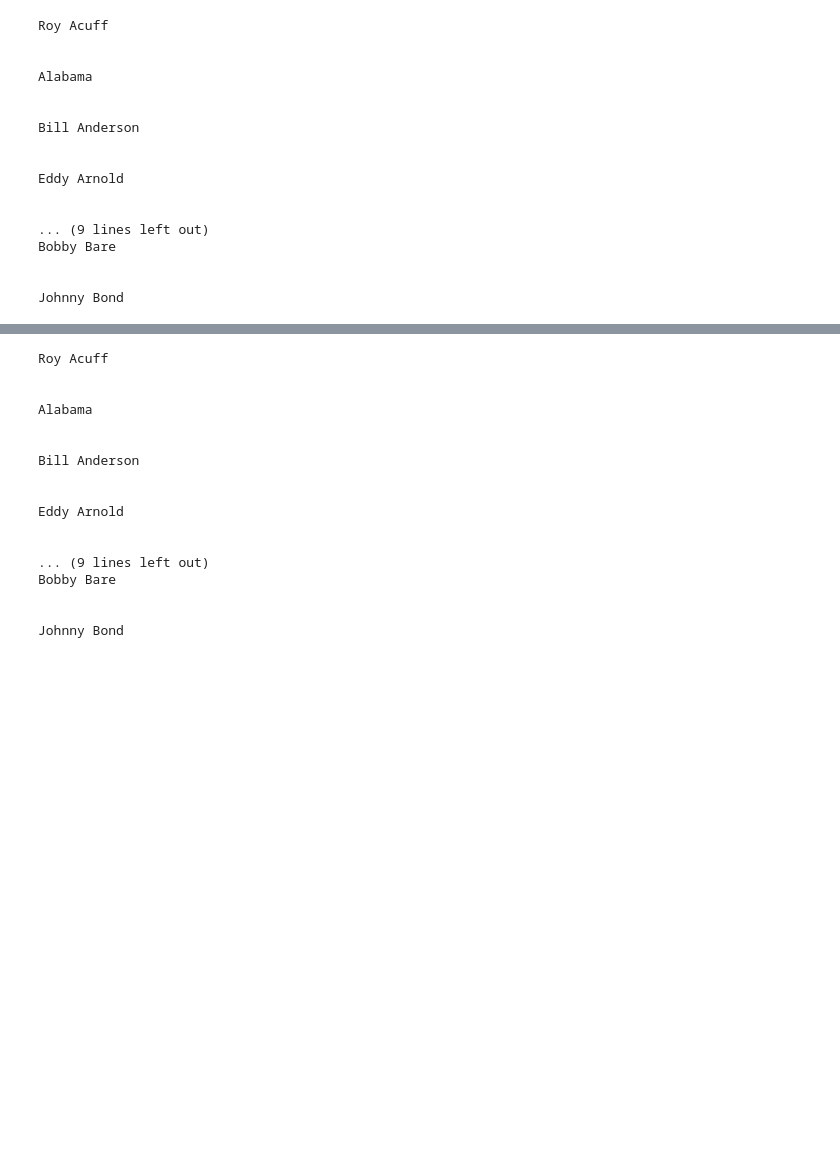
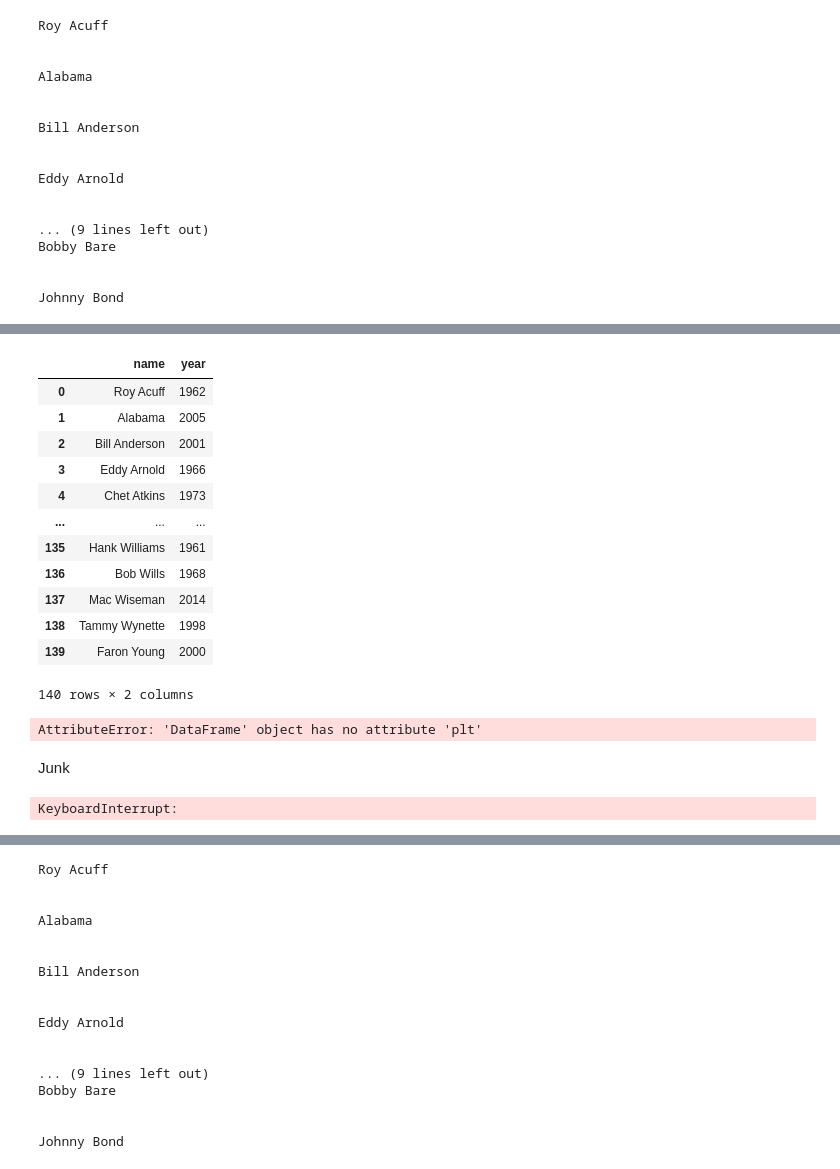
Before and after one commit to Jmiah789/web-scraping-country-music-hof-Jmiah789, a Jupyter notebook: 1_cmhof.ipynb, the cells around one changed output, grey strips where cells are left out. Drawn from its saved outputs; the diff is of its cells as text; code cells hidden in the pictures; blank space fills up the shorter version.

```diff
--- a/1_cmhof.ipynb
+++ b/1_cmhof.ipynb
@@ -96,0 +258,12 @@ Johnny Bond
+# %%
+n=16
+# %%
+pages = [first_page]
+for i in range(1, n+1):
+    if (i == 1):
+        reponse = base_url
+    else:
+        response = base_url + "/page/" + str(i)
+        pages.append(response)
+
+pages
@@ -96,0 +287,5 @@ Johnny Bond
+# %%
+for z in pages:
+        get_info = requests.get(z)
+        now_soup = BeautifulSoup(get_info.content, 'lxml')
+pages
@@ -96,0 +309,14 @@ Johnny Bond
+# %%
+all_names = []
+all_years = []
+
+for i in pages:
+    get_info = requests.get(i)
+    now_soup = BeautifulSoup(get_info.content, 'lxml')
+    names = now_soup.find_all('div', attrs = {'class':'vertical-card_content--title'})
+    print(names)
+    years = now_soup.find_all('div', attrs = {'class': "vertical-card_content--copy"})
+    for name in names:
+        all_names.append(name.text.strip())
+    for year in years:
+        all_years.append(year.text.replace("Inducted ","").strip())
@@ -96,0 +381,20 @@ Johnny Bond
+# %%
+mega_data = pd.DataFrame()
+mega_data['name'] = all_names
+mega_data['year'] = all_years
+
+mega_data
+# %% [output]
+|  | name | year |
+| 0 | Roy Acuff | 1962 |
+| 1 | Alabama | 2005 |
+| 2 | Bill Anderson | 2001 |
+| 3 | Eddy Arnold | 1966 |
+| 4 | Chet Atkins | 1973 |
+| ... | ... | ... |
+| 135 | Hank Williams | 1961 |
+| 136 | Bob Wills | 1968 |
+| 137 | Mac Wiseman | 2014 |
+| 138 | Tammy Wynette | 1998 |
+| 139 | Faron Young | 2000 |
+140 rows × 2 columns
@@ -97,2 +403,14 @@ Johnny Bond
+# %%
+mega_data.plt.hist()
+# %% [output]
+AttributeError: 'DataFrame' object has no attribute 'plt'
+# %% [markdown]
+Junk
+# %%
+for name in names:
+    names.append(name.strip())
+print(name)
+# %% [output]
+KeyboardInterrupt:
 # %%
 names.replace('/n', '')
```
Also changed, not shown: parts of 31 cells of this notebook.
